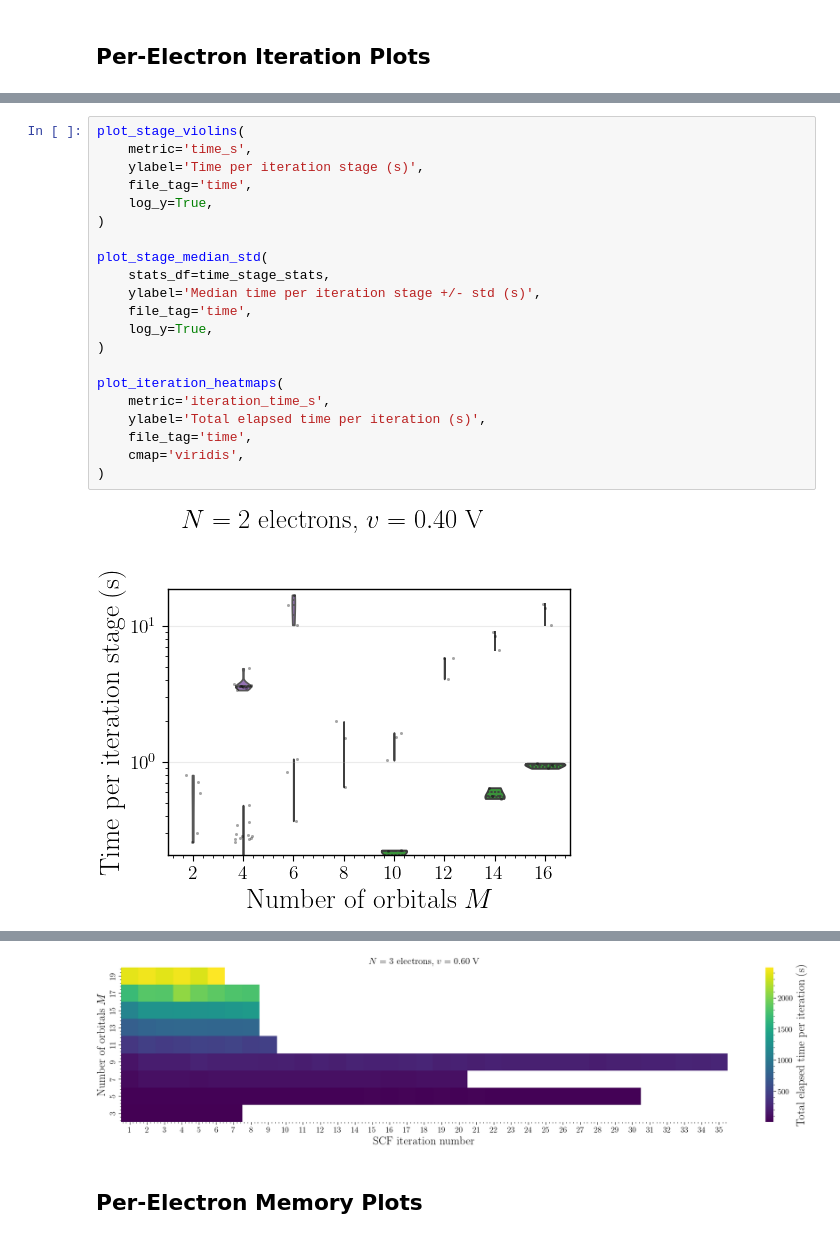
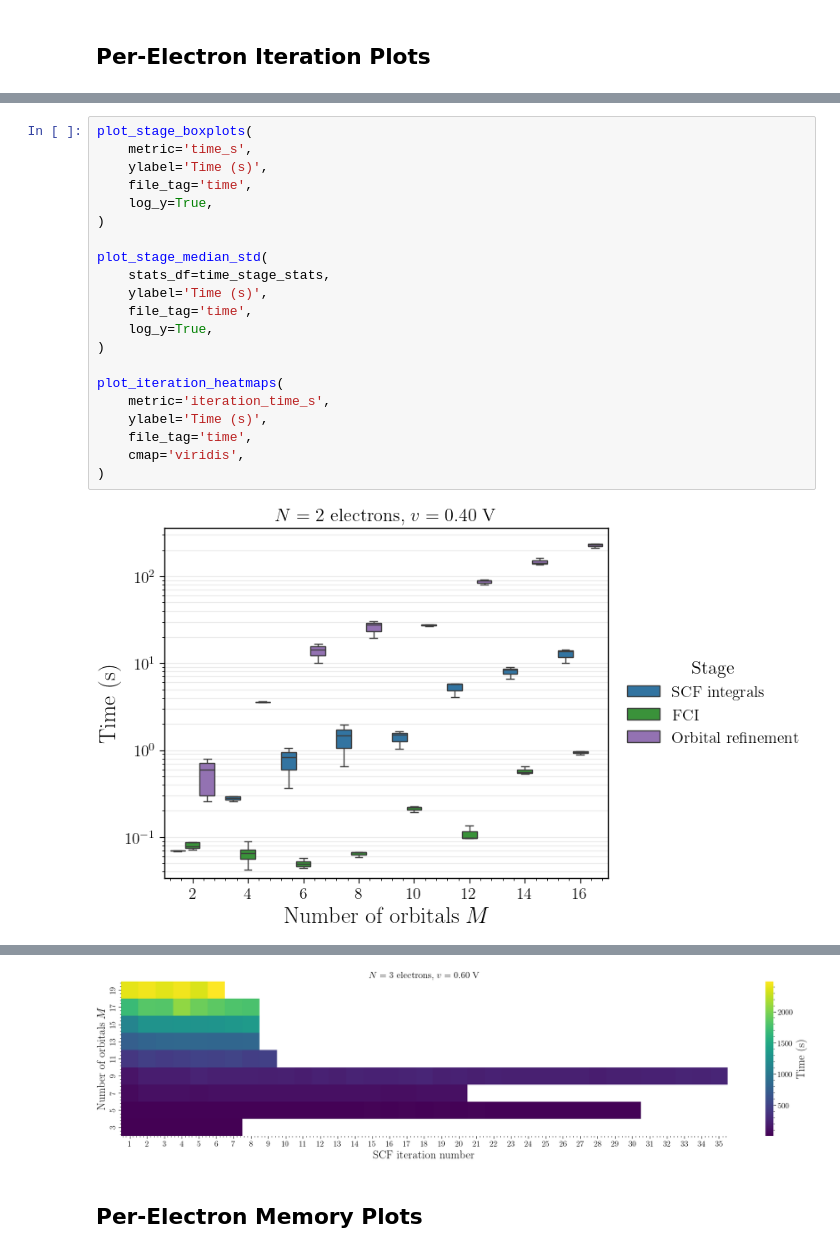
Before and after one commit to LeanderReascos/QDots, a Jupyter notebook: charge_stability/single_dot_results.ipynb, the cells around one changed output, grey strips where cells are left out. Saved outputs shown, nothing was run; the diff lists cells and outputs as text.

```diff
--- a/charge_stability/single_dot_results.ipynb
+++ b/charge_stability/single_dot_results.ipynb
@@ -335,25 +332,25 @@ def plot_iteration_heatmaps(metric, ylabel, file_tag, cmap, center=None):
         save_current_figure(fig, f'single_dot_N{int(n_electrons)}_{file_tag}_iteration_heatmap')
         plt.show()
 # %%
-plot_stage_violins(
+plot_stage_boxplots(
     metric='time_s',
-    ylabel='Time per iteration stage (s)',
+    ylabel='Time (s)',
     file_tag='time',
     log_y=True,
 )
 
 plot_stage_median_std(
     stats_df=time_stage_stats,
-    ylabel='Median time per iteration stage +/- std (s)',
+    ylabel='Time (s)',
     file_tag='time',
     log_y=True,
 )
 
 plot_iteration_heatmaps(
     metric='iteration_time_s',
-    ylabel='Total elapsed time per iteration (s)',
+    ylabel='Time (s)',
     file_tag='time',
     cmap='viridis',
 )
 # %% [output]
-[figure, old version]
+[figure, new version]
@@ -364,4 +361,4 @@ plot_iteration_heatmaps(
-[figure, old version]
+[figure, new version]
 # %% [markdown]
 ## Per-Electron Memory Plots
 # %%
```
Also changed, not shown: parts of 4 cells of this notebook, 12 other files.
